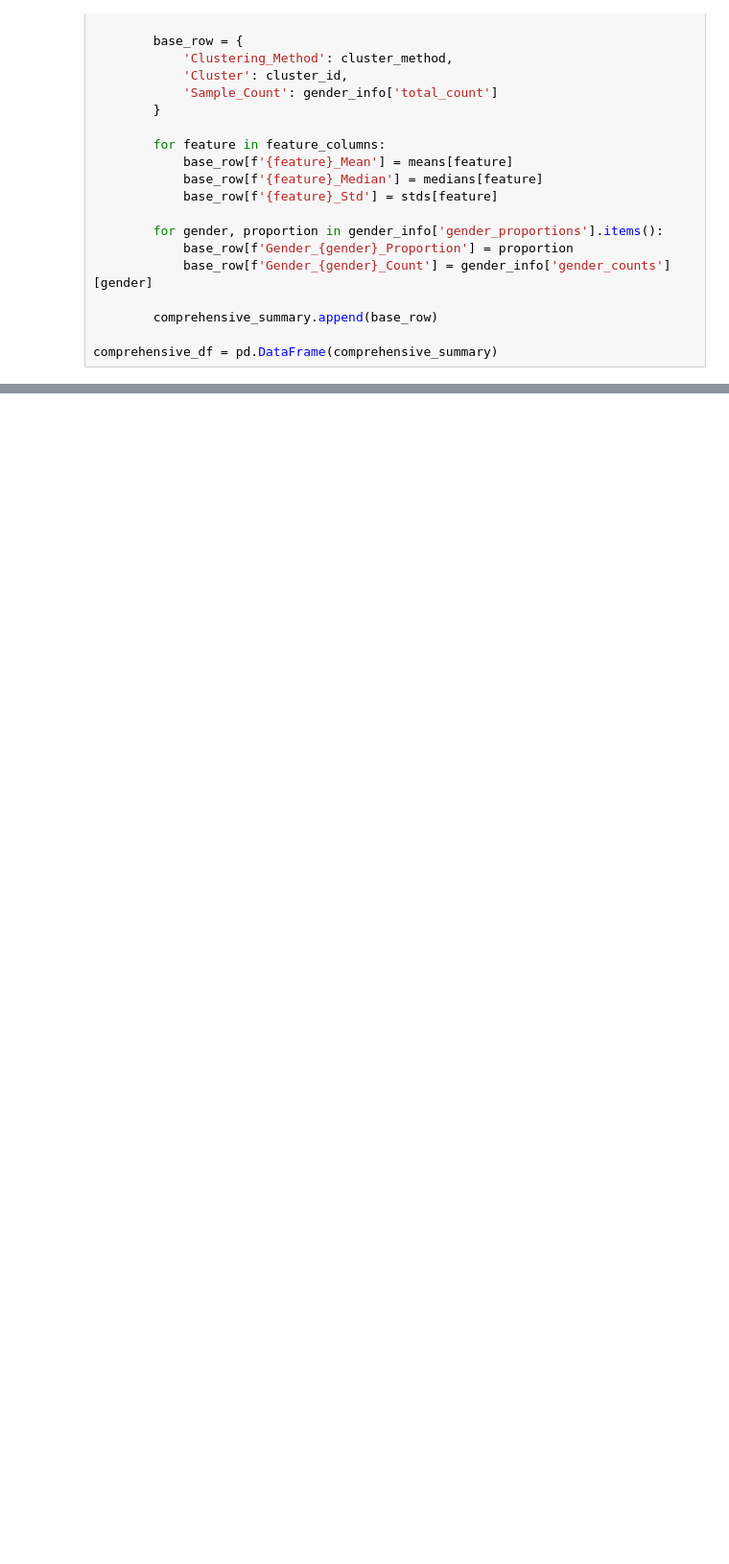
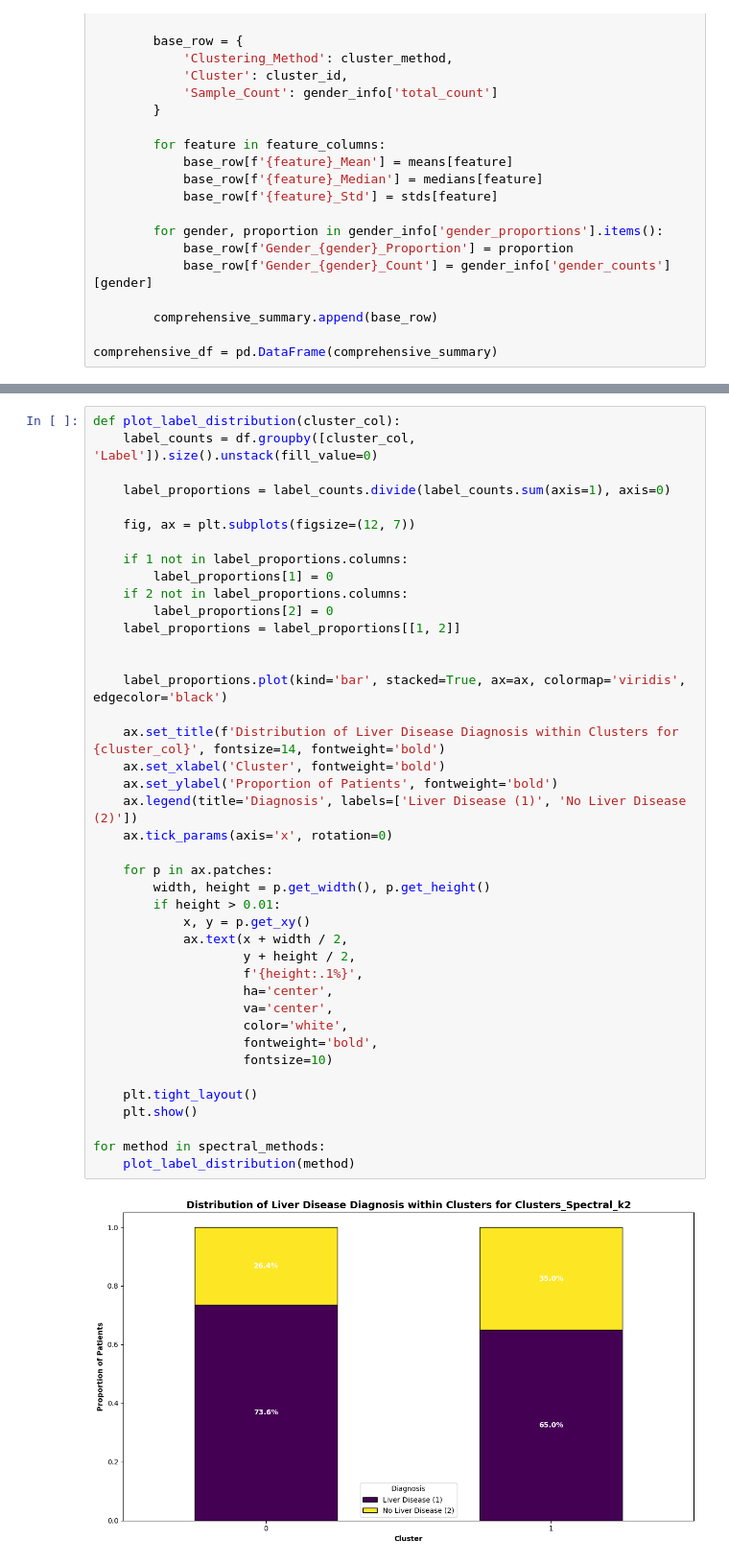
Before and after one commit to Filippo-Corti/ExplainableClustering, a Jupyter notebook: clustering_summaries.ipynb, the cells around one changed output, grey strips where cells are left out. Shown at 96% size. Drawn from its saved outputs; the diff is of its cells as text; blank space fills up the shorter version.

```diff
--- a/clustering_summaries.ipynb
+++ b/clustering_summaries.ipynb
@@ -90,0 +236,43 @@ comprehensive_df
+# %%
+def plot_label_distribution(cluster_col):
+    label_counts = df.groupby([cluster_col, 'Label']).size().unstack(fill_value=0)
+
+    label_proportions = label_counts.divide(label_counts.sum(axis=1), axis=0)
+
+    fig, ax = plt.subplots(figsize=(12, 7))
+
+    if 1 not in label_proportions.columns:
+        label_proportions[1] = 0
+    if 2 not in label_proportions.columns:
+        label_proportions[2] = 0
+    label_proportions = label_proportions[[1, 2]]
+
+
+    label_proportions.plot(kind='bar', stacked=True, ax=ax, colormap='viridis', edgecolor='black')
+
+    ax.set_title(f'Distribution of Liver Disease Diagnosis within Clusters for {cluster_col}', fontsize=14, fontweight='bold')
+    ax.set_xlabel('Cluster', fontweight='bold')
+    ax.set_ylabel('Proportion of Patients', fontweight='bold')
+    ax.legend(title='Diagnosis', labels=['Liver Disease (1)', 'No Liver Disease (2)'])
+    ax.tick_params(axis='x', rotation=0)
+
+    for p in ax.patches:
+        width, height = p.get_width(), p.get_height()
+        if height > 0.01:
+            x, y = p.get_xy()
+            ax.text(x + width / 2,
+                    y + height / 2,
+                    f'{height:.1%}',
+                    ha='center',
+                    va='center',
+                    color='white',
+                    fontweight='bold',
+                    fontsize=10)
+
+    plt.tight_layout()
+    plt.show()
+
+for method in spectral_methods:
+    plot_label_distribution(method)
+# %% [output]
+[figure, added]
```
Also changed, not shown: parts of 10 cells of this notebook.
